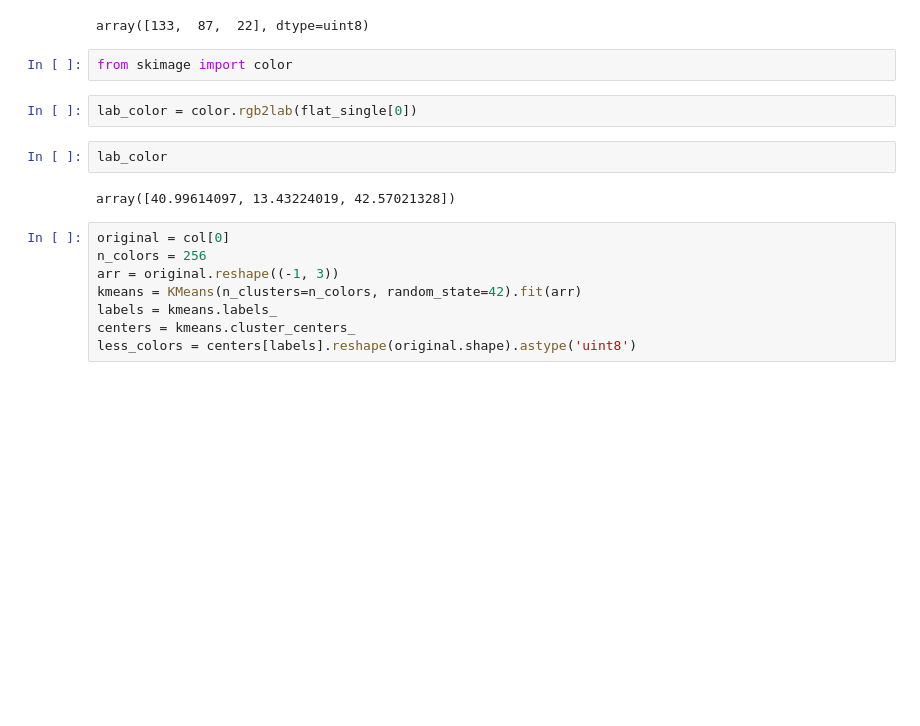
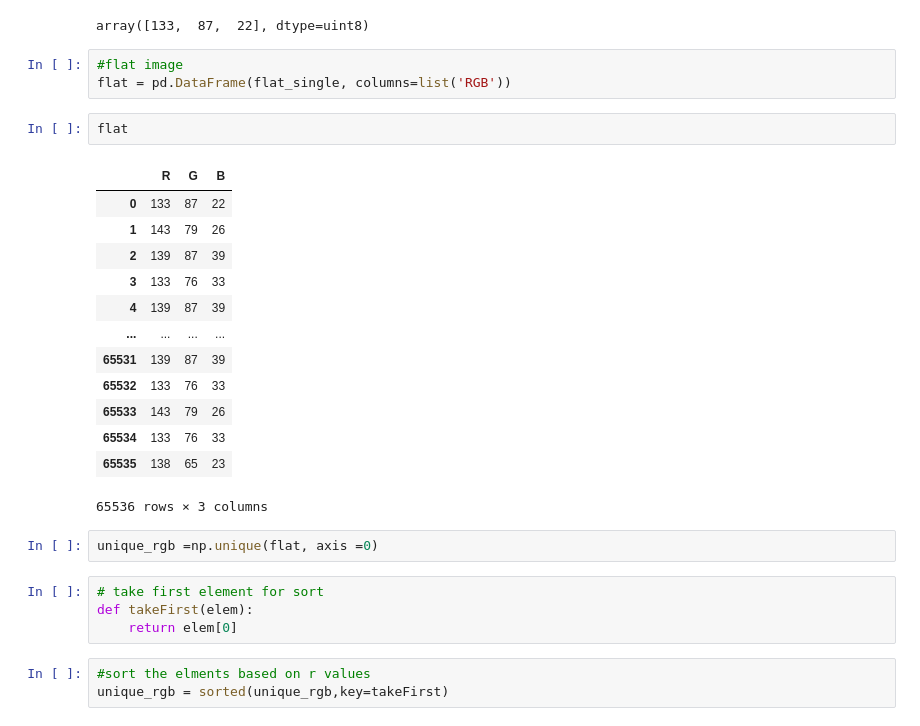
Before and after one commit to arpit2412/Generative-Adversarial-Network-, a Jupyter notebook: CycleGAN/Histogram_Plot.ipynb, the cells around one changed output. Drawn from its saved outputs; the diff is of its cells as text; blank space fills up the shorter version.

```diff
--- a/CycleGAN/Histogram_Plot.ipynb
+++ b/CycleGAN/Histogram_Plot.ipynb
@@ -373,19 +373,31 @@ len(len_quant)
 flat_single[0]
 # %% [output]
 array([133,  87,  22], dtype=uint8)
-# %%
-from skimage import color
-# %%
-lab_color = color.rgb2lab(flat_single[0])
-# %%
-lab_color
-# %% [output]
-array([40.99614097, 13.43224019, 42.57021328])
-# %%
-original = col[0]
-n_colors = 256
-arr = original.reshape((-1, 3))
-kmeans = KMeans(n_clusters=n_colors, random_state=42).fit(arr)
-labels = kmeans.labels_
-centers = kmeans.cluster_centers_
-less_colors = centers[labels].reshape(original.shape).astype('uint8')
+# %%
+#flat image
+flat = pd.DataFrame(flat_single, columns=list('RGB'))
+# %%
+flat
+# %% [output]
+|  | R | G | B |
+| 0 | 133 | 87 | 22 |
+| 1 | 143 | 79 | 26 |
+| 2 | 139 | 87 | 39 |
+| 3 | 133 | 76 | 33 |
+| 4 | 139 | 87 | 39 |
+| ... | ... | ... | ... |
+| 65531 | 139 | 87 | 39 |
+| 65532 | 133 | 76 | 33 |
+| 65533 | 143 | 79 | 26 |
+| 65534 | 133 | 76 | 33 |
+| 65535 | 138 | 65 | 23 |
+65536 rows × 3 columns
+# %%
+unique_rgb =np.unique(flat, axis =0)
+# %%
+# take first element for sort
+def takeFirst(elem):
+    return elem[0]
+# %%
+#sort the elments based on r values
+unique_rgb = sorted(unique_rgb,key=takeFirst)
```
Also changed, not shown: parts of 6 cells of this notebook.
